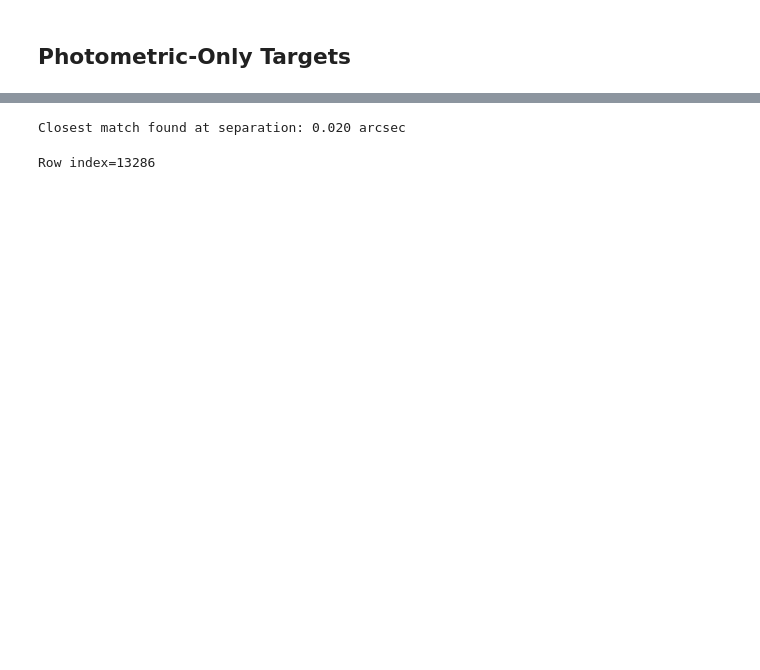
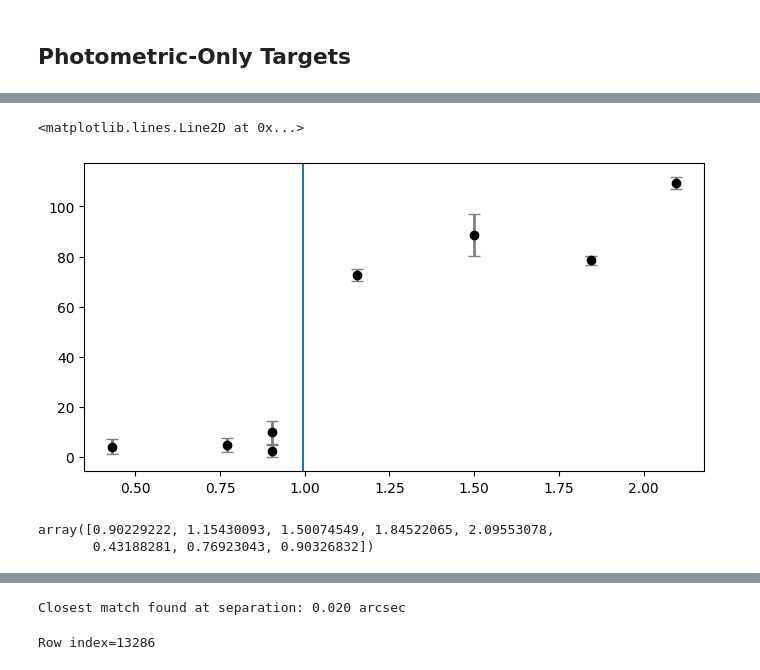
Before and after one commit to sfremy/my-eazy-jwst, a Jupyter notebook: scripts/lrdselect.ipynb, the cells around one changed output, grey strips where cells are left out. Drawn from its saved outputs; the diff is of its cells as text; code cells hidden in the pictures; blank space fills up the shorter version.

```diff
--- a/scripts/lrdselect.ipynb
+++ b/scripts/lrdselect.ipynb
@@ -764,0 +840,27 @@ LyA Detection S/N = 1.74
+# %%
+uv_mag = []
+z_phot = []
+target_ids = []
+target_ra = []
+target_dec = []
+target_field = []
+
+filter_list = [363, 202, 364, 351, 203, 204, 365, 352, 205, 366, 233, 212, 236, 238, 239, 240, 241, 370]
+for i in range(len(kokorev_phot)):
+    z_target = kokorev_phot['z_phot'][i]
+    flux_list = [kokorev_phot['f090w_flux'][i], kokorev_phot['f105w_flux'][i], kokorev_phot['f115w_flux'][i],
+                 kokorev_phot['f115wn_flux'][i], kokorev_phot['f125w_flux'][i], kokorev_phot['f140w_flux'][i],
+                 kokorev_phot['f150w_flux'][i], kokorev_phot['f150wn_flux'][i], kokorev_phot['f160w_flux'][i],
+                 kokorev_phot['f200w_flux'][i], kokorev_phot['f435w_flux'][i], kokorev_phot['f475w_flux'][i],
+                 kokorev_phot['f606w_flux'][i], kokorev_phot['f775w_flux'][i], kokorev_phot['f814w_flux'][i],
+                 kokorev_phot['f850lp_flux'][i], kokorev_phot['f110w_flux'][i], kokorev_phot['f182m_flux'][i]]
+
+    m_ab, f_nu = calculate_photometric_uv_mag(flux_list, z_target, filter_list)
+
+    if m_ab < 27:
+        uv_mag.append(m_ab)
+        z_phot.append(z_target)
+        target_ids.append(kokorev_phot['id'][i])
+        target_ra.append(kokorev_phot['ra'][i])
+        target_dec.append(kokorev_phot['dec'][i])
+        target_field.append(kokorev_phot['field'][i])
@@ -881,7 +988,7 @@ f_acs_f850lp  F240
 e_acs_f850lp  E240
 '''
 
-filter_ids = [362, 363, 364, 365, 369, 370, 366, 371, 375, 380, 381, 376, 383, 384, 233, 377, 385, 386, 236, 238, 239, 240]
+filter_ids = [362, 363, 364, 365, 369, 370, 366, 371, 375, 233, 236, 238, 239, 240]
 filter_names = ['f070w', 'f090w', 'f115w', 'f150w', 'f162m', 'f182m', 'f200w', 'f210m', 'f277w', 'f435w', 'f606w', 'f775w', 'f814w', 'f850lp']
 instruments = ['nircam', 'nircam', 'nircam', 'nircam', 'nircam', 'nircam', 'nircam', 'nircam', 'nircam', 'acs', 'acs', 'acs', 'acs', 'acs']
 
@@ -895,6 +1002,7 @@ for i in range(len(filter_names)):
     err_col = target_row[f"e_{instruments[i]}_{filter}"]
 
     if flux_col > 0:
+        print(filter)
         obs_fluxes.append(flux_col)
         obs_errors.append(err_col)
         active_filters.append(filter_file[filter_ids[i]])
@@ -901,3 +1018,20 @@ for i in range(len(filter_names)):
+# %%
+filter_pivots = np.array([f.pivot / 10000.0 for f in active_filters])
+
+plt.figure(figsize=(8, 4))
+# Plot observed broadband data points
+plt.errorbar(filter_pivots, obs_fluxes, yerr=obs_errors, fmt='o', color='black',
+             ecolor='gray', elinewidth=2, capsize=4, label='Observed Photometry')
+
+plt.axvline(0.995390596)
+# %% [output]
+<matplotlib.lines.Line2D at 0x...>
+[figure, added]
+# %%
+filter_pivots
+# %% [output]
+array([0.90229222, 1.15430093, 1.50074549, 1.84522065, 2.09553078,
+       0.43188281, 0.76923043, 0.90326832])
 # %%
 import numpy as np
 import matplotlib.pyplot as plt
```
Also changed, not shown: parts of 14 cells of this notebook, 6 other files.
